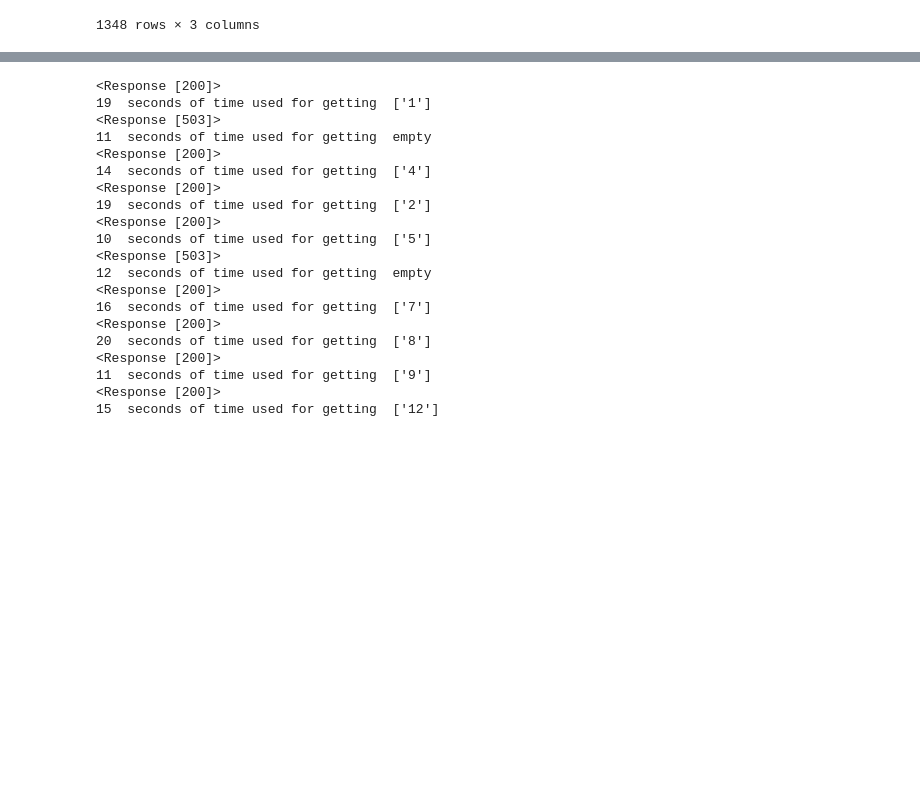
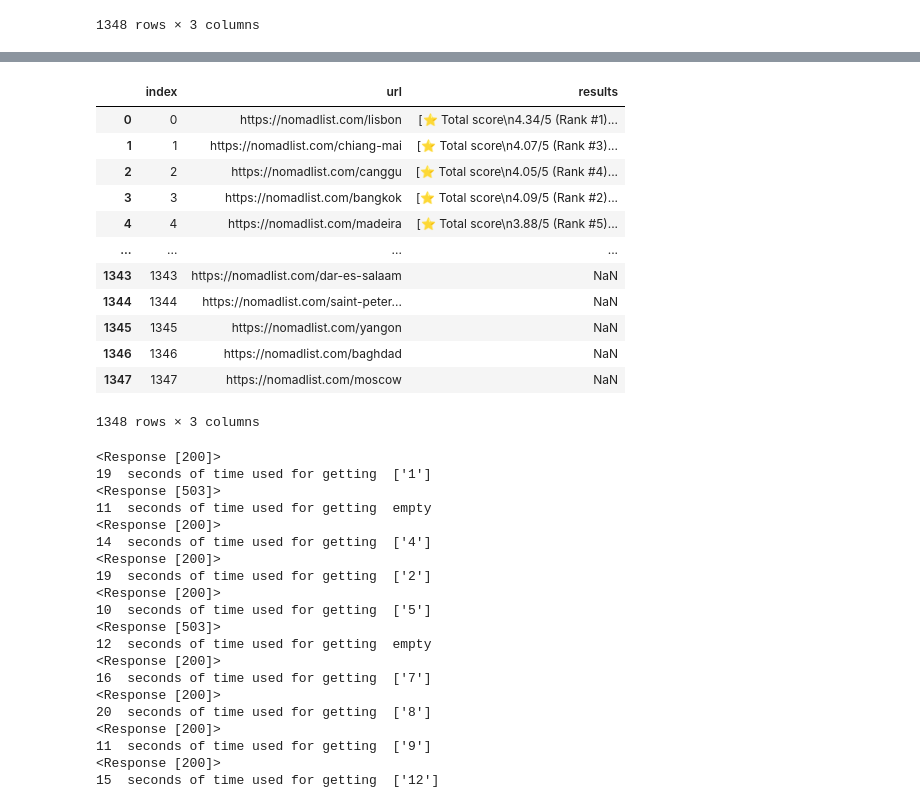
Before and after one commit to anacmqui/Project-4_WebScraping, a Jupyter notebook: EDA/webscraping-Ana.ipynb, the cells around one changed output, grey strips where cells are left out. Drawn from its saved outputs; the diff is of its cells as text; code cells hidden in the pictures; blank space fills up the shorter version.

```diff
--- a/EDA/webscraping-Ana.ipynb
+++ b/EDA/webscraping-Ana.ipynb
@@ -260,6 +260,8 @@ url_df
 | 1347 | 1347 | https://nomadlist.com/moscow |  |
 1348 rows × 3 columns
 # %%
+## 1st try
+
 import re
 import numpy as np
 import random
@@ -290,10 +292,10 @@ def all_process(url):
     rating01 = list(map(lambda joke: joke.text, driver.find_elements_by_class_name('details')))
     result = re.findall('Rank #([0-9]+)', rating01[0]) if len(rating01)>0 else 'empty'
     print(x,' seconds of time used for getting ', result)
-    return result
+    return rating01
 
 #final = list(map(all_process,url_list))
-url_df['results'] = url_df['results'][:10].apply(lambda x: all_process if x == '' else x)
+url_df['results'] = url_df.apply(lambda x_url: all_process(x_url['url']) if x_url['results'] == '' else x_url, axis=1)
 driver.close()
-final
+url_df
 # %% [output]
@@ -301,3 +320,55 @@ MaxRetryError: HTTPConnectionPool(host='127.0.0.1', port=63713): Max retries exc
+# %%
+import re
+import numpy as np
+import random
+from selenium import webdriver
+from selenium.webdriver.chrome.options import Options
+from fake_useragent import UserAgent
+
+### Web scrapping rank
+options = Options()
+options.add_argument("window-size=1400,600")
+#ua = UserAgent()
+#user_agent = ua.random
+#print(user_agent)
+#options.add_argument(f'user-agent={user_agent}')
+#driver = webdriver.Chrome(ChromeDriverManager().install(), chrome_options=options)
+
+#driver.delete_all_cookies()
+def all_process(url):
+    #driver = webdriver.Chrome(chrome_options=options)
+    ua = UserAgent()
+    user_agent = ua.random
+    #print(user_agent)
+    options.add_argument(f'user-agent={user_agent}')
+    driver = webdriver.Chrome(ChromeDriverManager().install(), chrome_options=options)
+    driver.get(url)
+    #x = random.randint(4,7)
+    time.sleep(1)
+    rating01 = list(map(lambda joke: joke.text, driver.find_elements_by_class_name('details')))
+    #result = re.findall('Rank #([0-9]+)', rating01[0]) if len(rating01)>0 else 'empty'
+    #print(x,' seconds of time used for getting ', result)
+    driver.close()
+    return rating01
+
+#final = list(map(all_process,url_list))
+#driver.close()
+url_df['results'] = url_df.iloc[:5].apply(lambda x_url: all_process(x_url['url']) if x_url['results'] == '' else x_url, axis=1)
+url_df
+# %% [output]
+|  | index | url | results |
+| 0 | 0 | https://nomadlist.com/lisbon | [⭐️ Total score\n4.34/5 (Rank #1)... |
+| 1 | 1 | https://nomadlist.com/chiang-mai | [⭐️ Total score\n4.07/5 (Rank #3)... |
+| 2 | 2 | https://nomadlist.com/canggu | [⭐️ Total score\n4.05/5 (Rank #4)... |
+| 3 | 3 | https://nomadlist.com/bangkok | [⭐️ Total score\n4.09/5 (Rank #2)... |
+| 4 | 4 | https://nomadlist.com/madeira | [⭐️ Total score\n3.88/5 (Rank #5)... |
+| ... | ... | ... | ... |
+| 1343 | 1343 | https://nomadlist.com/dar-es-salaam | NaN |
+| 1344 | 1344 | https://nomadlist.com/saint-peter... | NaN |
+| 1345 | 1345 | https://nomadlist.com/yangon | NaN |
+| 1346 | 1346 | https://nomadlist.com/baghdad | NaN |
+| 1347 | 1347 | https://nomadlist.com/moscow | NaN |
+1348 rows × 3 columns
 # %%
 import re
 import numpy as np
```
Also changed, not shown: parts of 1 cell of this notebook.
